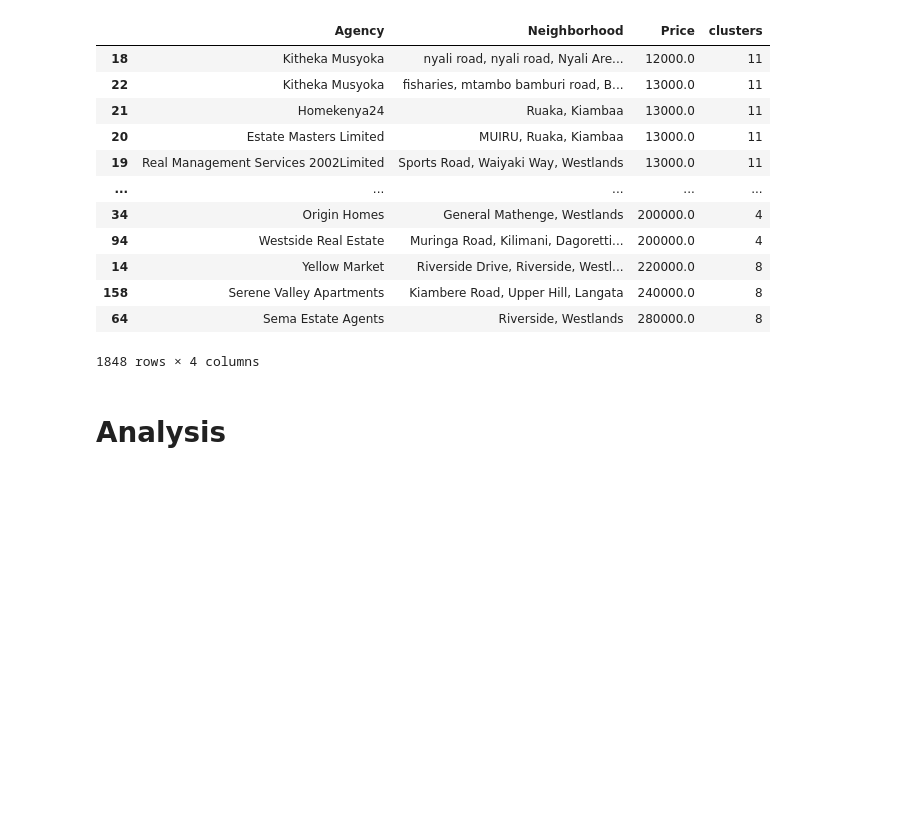
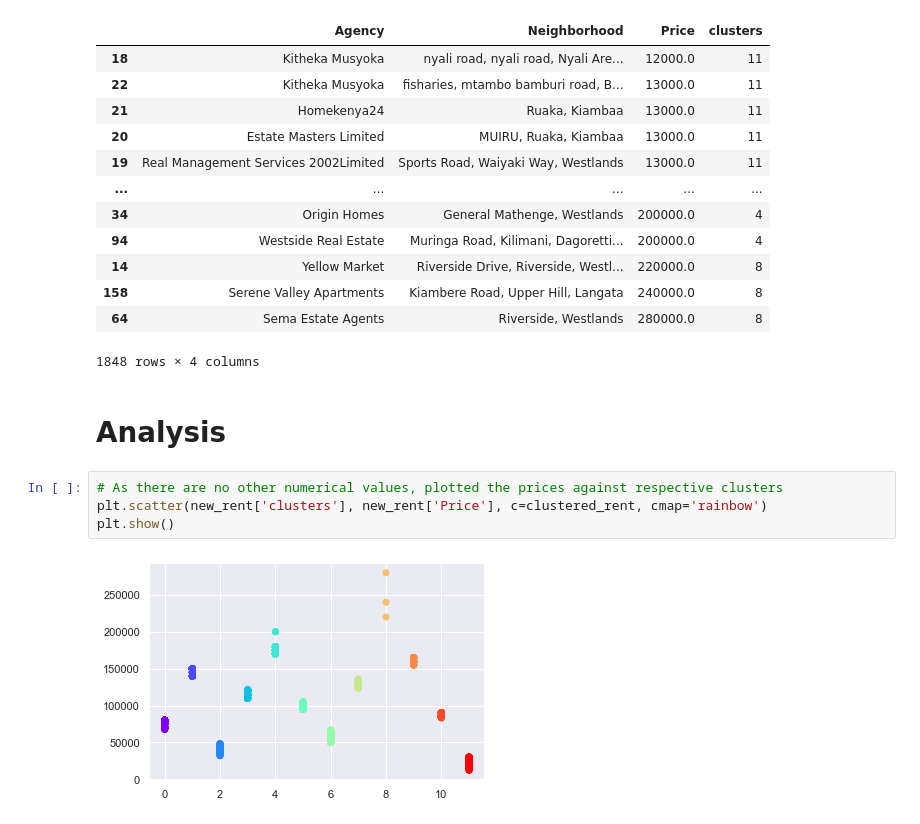
Before and after one commit to mbururyan/Rental-Apartments-KE, a Jupyter notebook: housing_samples.ipynb, the cells around one changed output. Cells and saved outputs as stored; diff of their text form; blank space fills up the shorter version.

Commit message:
added a scatter plot

```diff
--- a/housing_samples.ipynb
+++ b/housing_samples.ipynb
@@ -174,3 +174,9 @@ new_rent
 1848 rows × 4 columns
 # %% [markdown]
 # Analysis
+# %%
+# As there are no other numerical values, plotted the prices against respective clusters
+plt.scatter(new_rent['clusters'], new_rent['Price'], c=clustered_rent, cmap='rainbow')
+plt.show()
+# %% [output]
+[figure, added]
```
Also changed, not shown: parts of 2 cells of this notebook.
